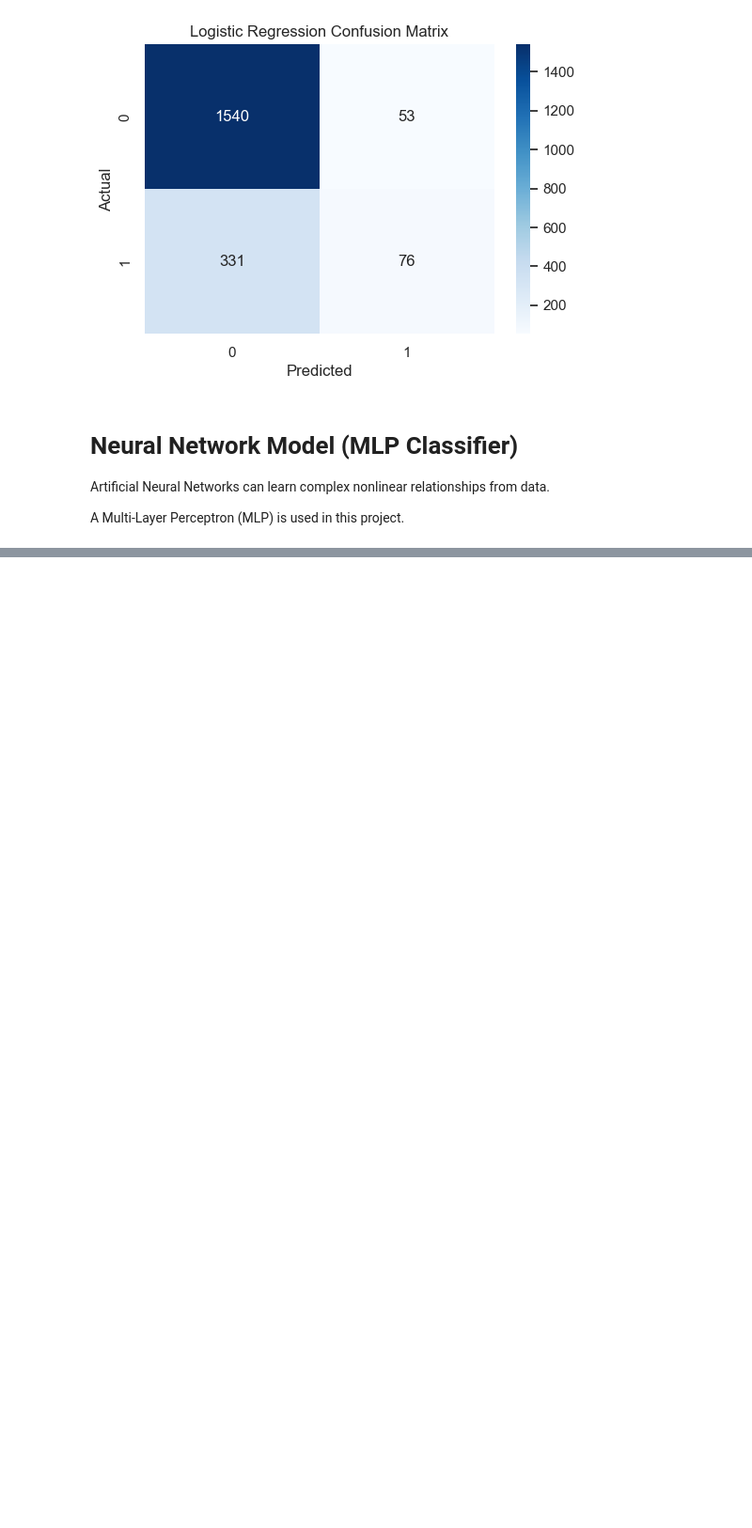
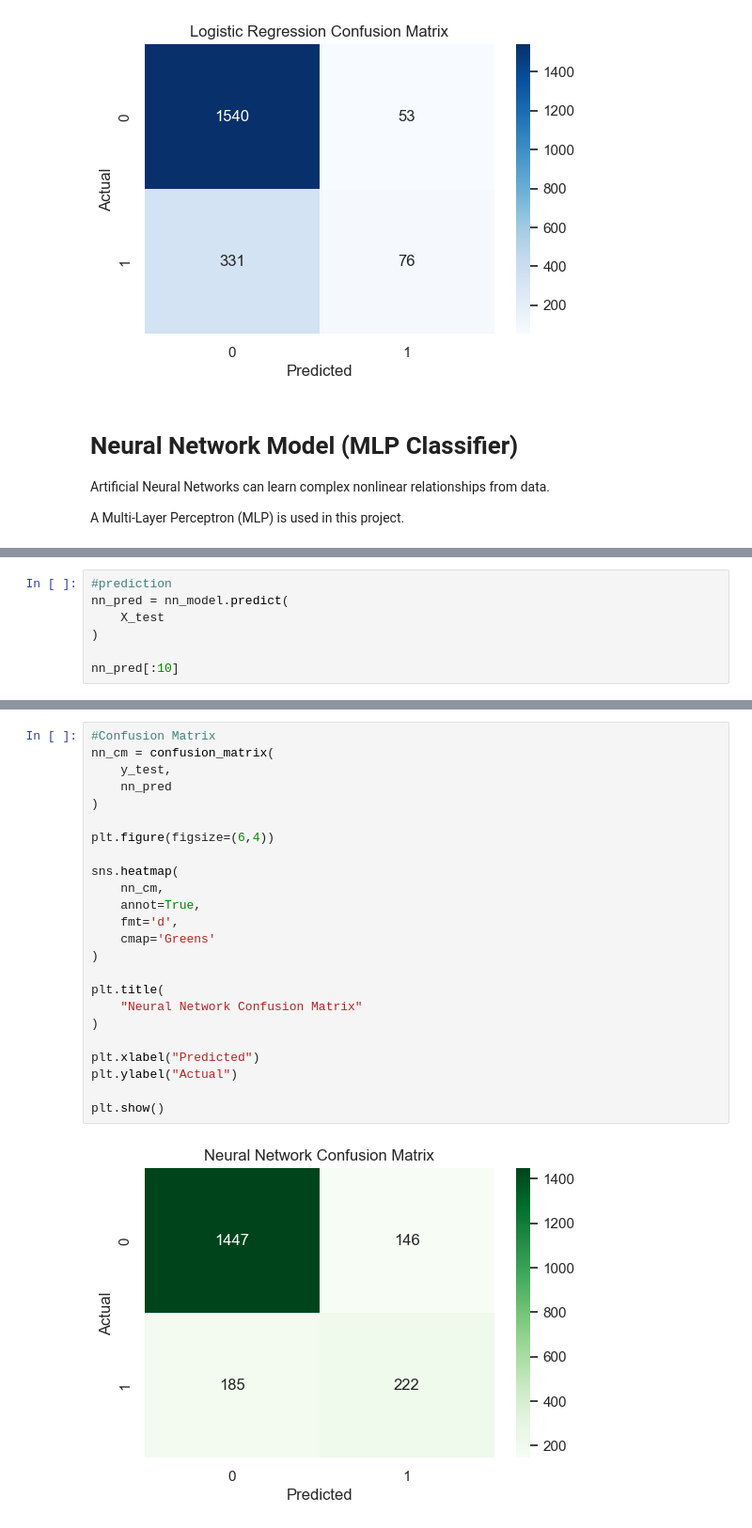
Before and after one commit to Bitttu4/Customer-Churn-Prediction, a Jupyter notebook: notebooks/ Customer_Churn_Prediction.ipynb, the cells around one changed output, grey strips where cells are left out. Shown at 94% size. Saved outputs shown, nothing was run; the diff lists cells and outputs as text; blank space fills up the shorter version.

Commit message:
Neural Network Model And ROC Curve Created

```diff
--- a/notebooks/ Customer_Churn_Prediction.ipynb
+++ b/notebooks/ Customer_Churn_Prediction.ipynb
@@ -458,0 +477,7 @@ A Multi-Layer Perceptron (MLP) is used in this project.
+# %%
+#prediction
+nn_pred = nn_model.predict(
+    X_test
+)
+
+nn_pred[:10]
@@ -458,0 +515,26 @@ A Multi-Layer Perceptron (MLP) is used in this project.
+# %%
+#Confusion Matrix
+nn_cm = confusion_matrix(
+    y_test,
+    nn_pred
+)
+
+plt.figure(figsize=(6,4))
+
+sns.heatmap(
+    nn_cm,
+    annot=True,
+    fmt='d',
+    cmap='Greens'
+)
+
+plt.title(
+    "Neural Network Confusion Matrix"
+)
+
+plt.xlabel("Predicted")
+plt.ylabel("Actual")
+
+plt.show()
+# %% [output]
+[figure, added]
```
Also changed, not shown: parts of 10 cells of this notebook, 1 other file.
